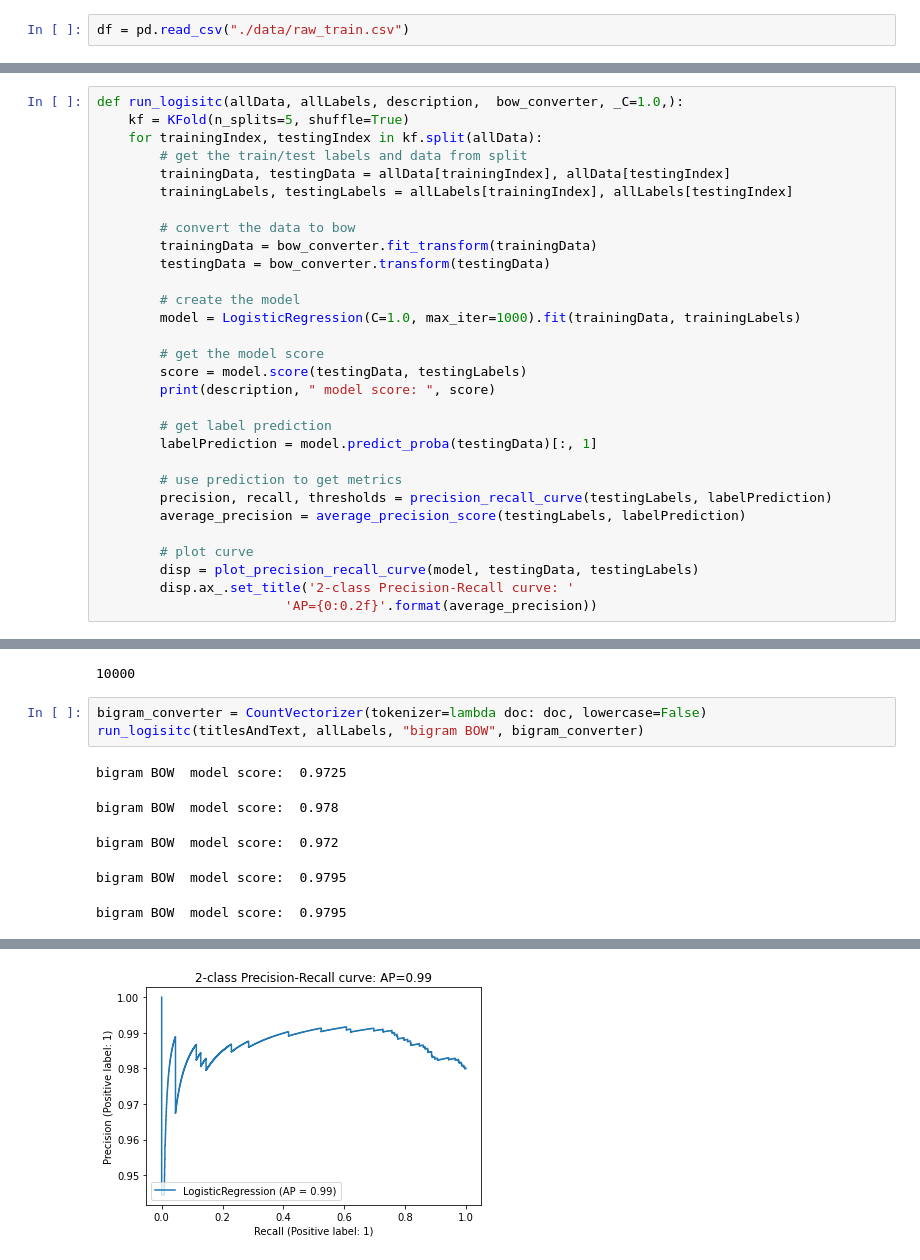
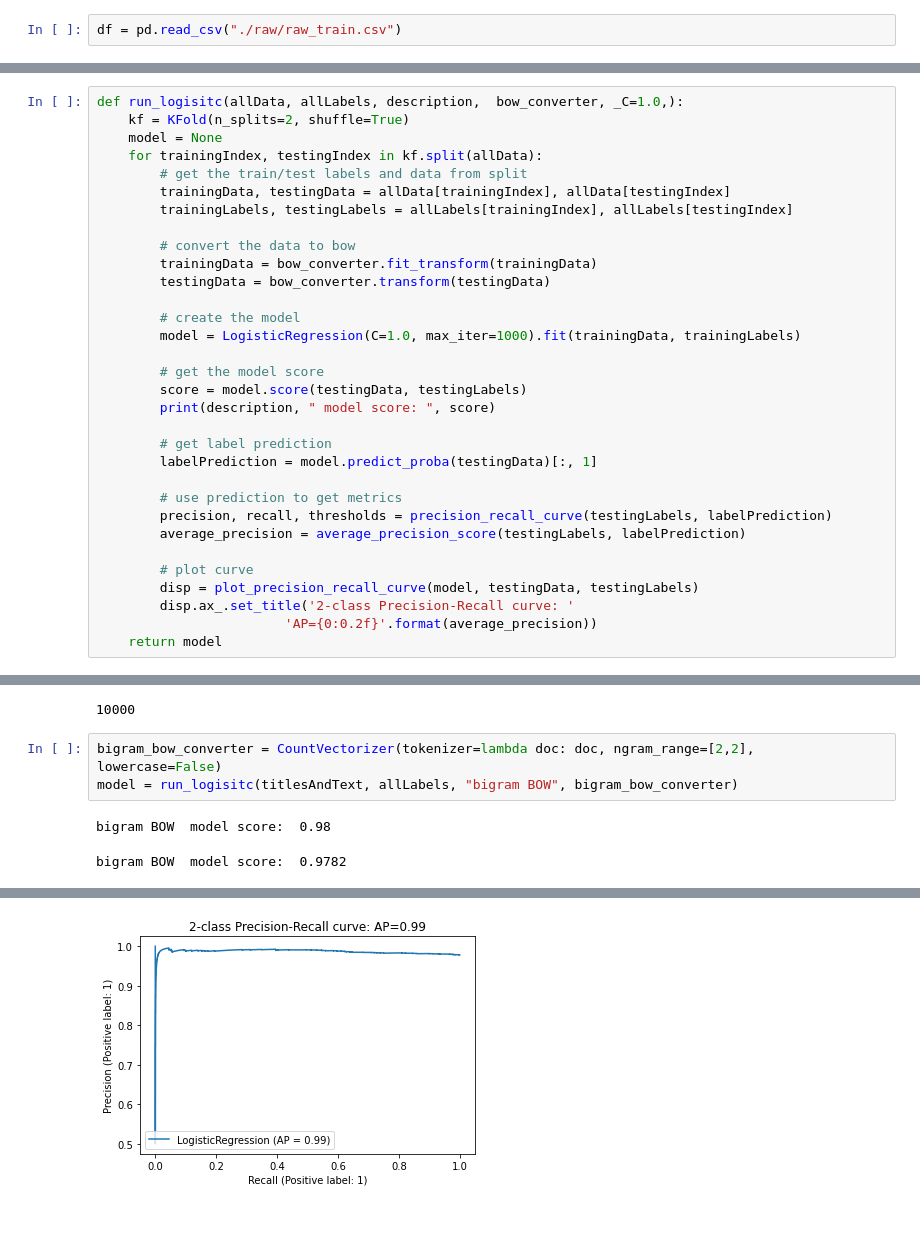
Before and after one commit to dylane1999/StackOverflowQuestionClassification, a Jupyter notebook: logisticRegression-notebook.ipynb, the cells around one changed output, grey strips where cells are left out. Saved outputs shown, nothing was run; the diff lists cells and outputs as text; blank space fills up the shorter version.

```diff
--- a/logisticRegression-notebook.ipynb
+++ b/logisticRegression-notebook.ipynb
@@ -275,7 +261,7 @@ def clean_text(text, remove_stopwords = True):
 # %% [markdown]
 ### import and process the data
 # %%
-df = pd.read_csv("./data/raw_train.csv")
+df = pd.read_csv("./raw/raw_train.csv")
 # %%
 dataSample = df.sample(n = 10000)
 # %%
@@ -320,7 +306,8 @@ df
 ### function to run logistic regression model with the given bow converter and data
 # %%
 def run_logisitc(allData, allLabels, description,  bow_converter, _C=1.0,):
-    kf = KFold(n_splits=5, shuffle=True)
+    kf = KFold(n_splits=2, shuffle=True)
+    model = None
     for trainingIndex, testingIndex in kf.split(allData):
         # get the train/test labels and data from split
         trainingData, testingData = allData[trainingIndex], allData[testingIndex]
@@ -348,6 +335,7 @@ def run_logisitc(allData, allLabels, description,  bow_converter, _C=1.0,):
         disp = plot_precision_recall_curve(model, testingData, testingLabels)
         disp.ax_.set_title('2-class Precision-Recall curve: '
                         'AP={0:0.2f}'.format(average_precision))
+    return model
 # %%
 # turn into numpy array
 allLabels = np.array(dataSample['All_Labels'])
@@ -361,11 +349,8 @@ titlesAndText.size
 # %% [output]
 10000
 # %%
-bigram_converter = CountVectorizer(tokenizer=lambda doc: doc, lowercase=False)
-run_logisitc(titlesAndText, allLabels, "bigram BOW", bigram_converter)
+bigram_bow_converter = CountVectorizer(tokenizer=lambda doc: doc, ngram_range=[2,2], lowercase=False)
+model = run_logisitc(titlesAndText, allLabels, "bigram BOW", bigram_bow_converter)
 # %% [output]
-bigram BOW  model score:  0.9725
+bigram BOW  model score:  0.98
-bigram BOW  model score:  0.978
+bigram BOW  model score:  0.9782
-bigram BOW  model score:  0.972
-bigram BOW  model score:  0.9795
-bigram BOW  model score:  0.9795
@@ -373 +358 @@ bigram BOW  model score:  0.9795
-[figure, old version]
+[figure, new version]
```
Also changed, not shown: parts of 9 cells of this notebook, 1 other file.
